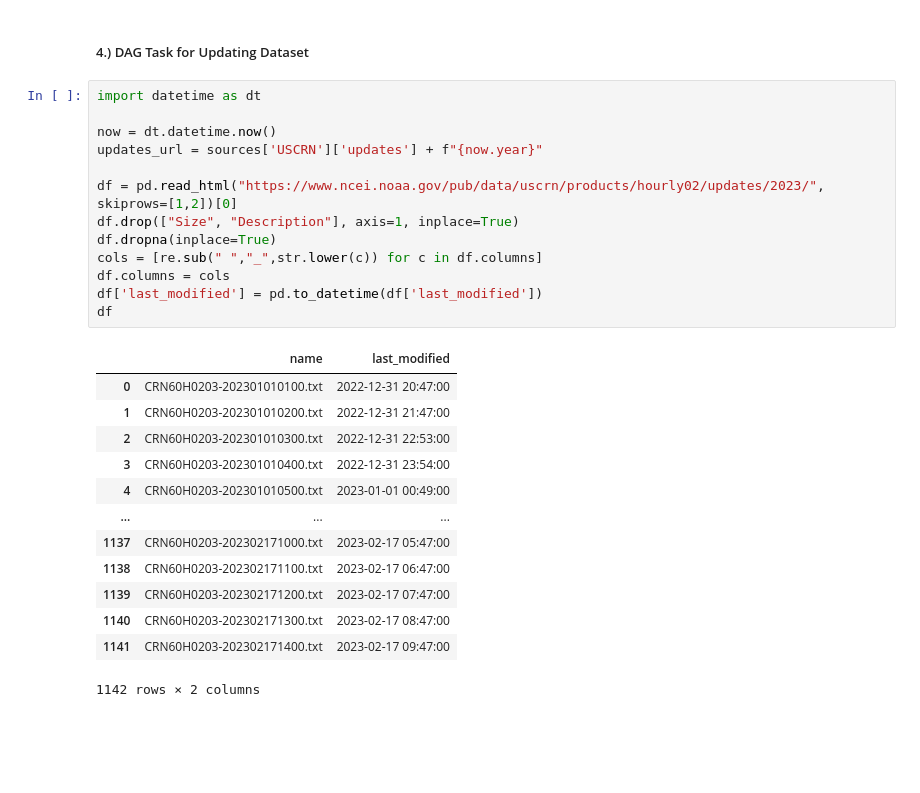
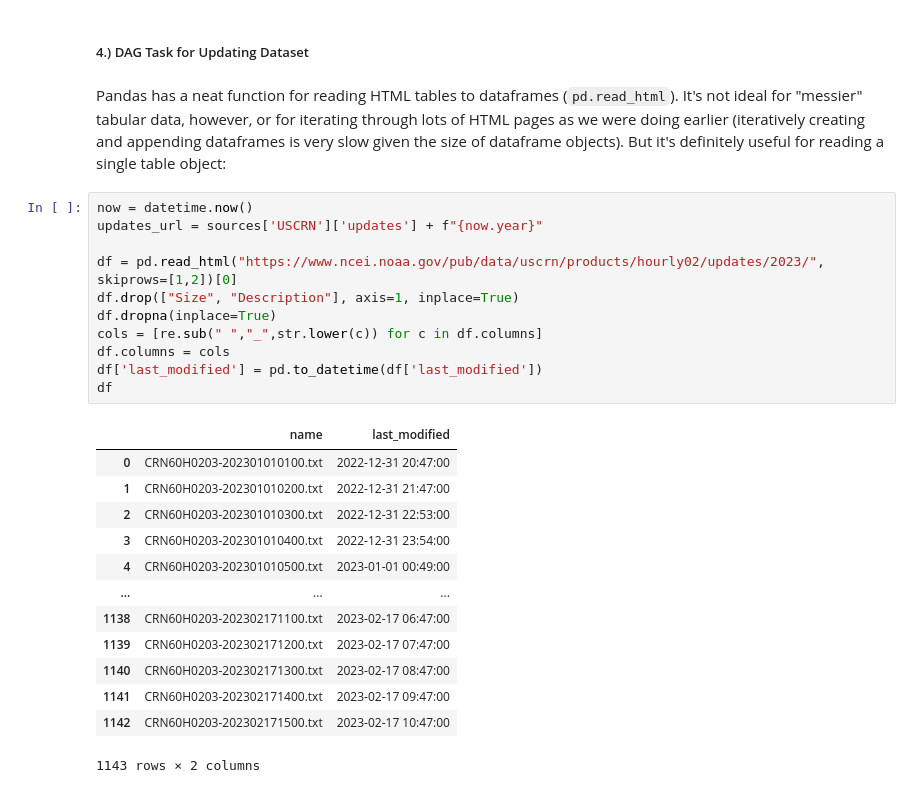
Before and after one commit to Reed-Carter/team-week3, a Jupyter notebook: alex-work/uscrn_scrape.ipynb, the cells around one changed output. Cells and saved outputs as stored; diff of their text form; blank space fills up the shorter version.

```diff
--- a/alex-work/uscrn_scrape.ipynb
+++ b/alex-work/uscrn_scrape.ipynb
@@ -252,32 +259,32 @@ LoadJob<project=team-week3, location=us-east4, id=5a820e52-394a-4930-8489-45da5c
 # %% [markdown]
 ##### 4.) DAG Task for Updating Dataset
+# %% [markdown]
+Pandas has a neat function for reading HTML tables to dataframes (`pd.read_html`). It's not ideal for "messier" tabular data, however, or for iterating through lots of HTML pages as we were doing earlier (iteratively creating and appending dataframes is very slow given the size of dataframe objects). But it's definitely useful for reading a single table object:
 # %%
-import datetime as dt
-
-now = dt.datetime.now()
+now = datetime.now()
 updates_url = sources['USCRN']['updates'] + f"{now.year}"
 
 df = pd.read_html("https://www.ncei.noaa.gov/pub/data/uscrn/products/hourly02/updates/2023/", skiprows=[1,2])[0]
 df.drop(["Size", "Description"], axis=1, inplace=True)
 df.dropna(inplace=True)
 cols = [re.sub(" ","_",str.lower(c)) for c in df.columns]
 df.columns = cols
 df['last_modified'] = pd.to_datetime(df['last_modified'])
 df
 # %% [output]
 |  | name | last_modified |
 | 0 | CRN60H0203-202301010100.txt | 2022-12-31 20:47:00 |
 | 1 | CRN60H0203-202301010200.txt | 2022-12-31 21:47:00 |
 | 2 | CRN60H0203-202301010300.txt | 2022-12-31 22:53:00 |
 | 3 | CRN60H0203-202301010400.txt | 2022-12-31 23:54:00 |
 | 4 | CRN60H0203-202301010500.txt | 2023-01-01 00:49:00 |
 | ... | ... | ... |
-| 1137 | CRN60H0203-202302171000.txt | 2023-02-17 05:47:00 |
 | 1138 | CRN60H0203-202302171100.txt | 2023-02-17 06:47:00 |
 | 1139 | CRN60H0203-202302171200.txt | 2023-02-17 07:47:00 |
 | 1140 | CRN60H0203-202302171300.txt | 2023-02-17 08:47:00 |
 | 1141 | CRN60H0203-202302171400.txt | 2023-02-17 09:47:00 |
+| 1142 | CRN60H0203-202302171500.txt | 2023-02-17 10:47:00 |
-1142 rows × 2 columns
+1143 rows × 2 columns
 # %%
 from collections import deque
 from io import StringIO
```
Also changed, not shown: parts of 16 cells of this notebook.
